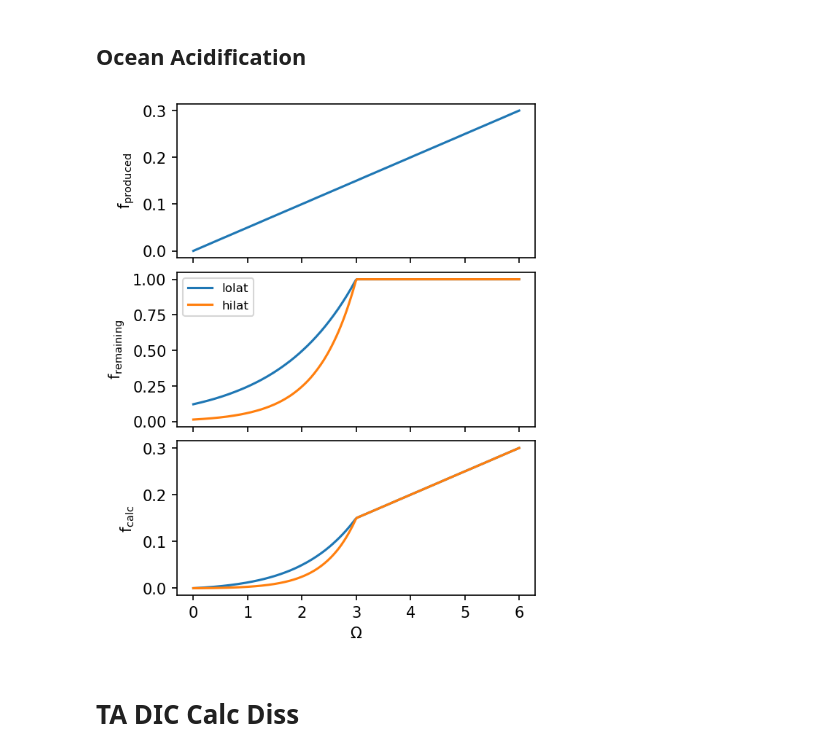
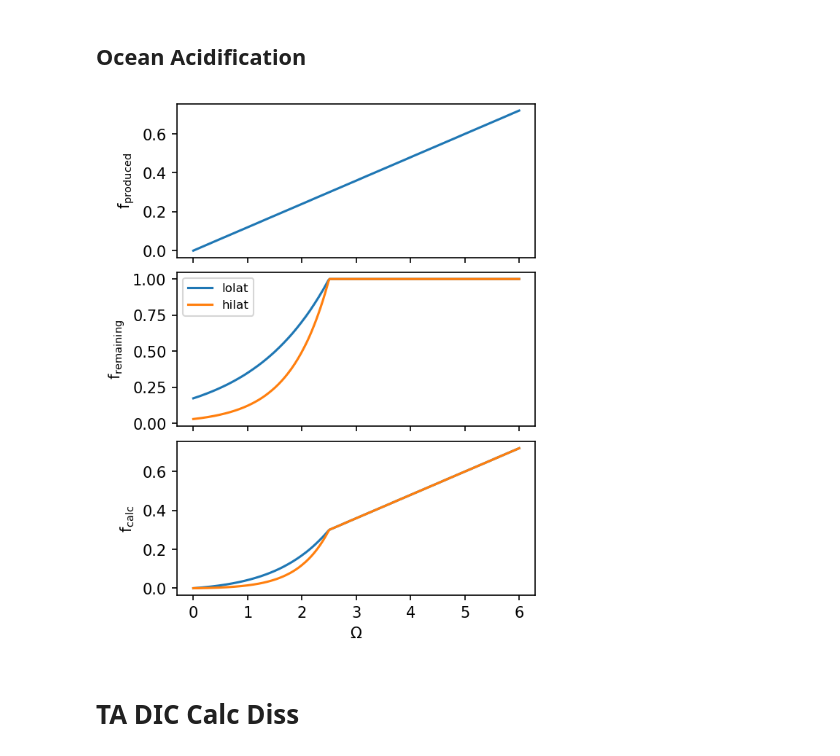
Before and after one commit to johnryantaylor/JRT_QES_Notes, a Jupyter notebook: book/06_oceancarbon/carbon_figs.ipynb, the cells around one changed output. Saved outputs shown, nothing was run; the diff lists cells and outputs as text; code cells hidden in the pictures.

```diff
--- a/book/06_oceancarbon/carbon_figs.ipynb
+++ b/book/06_oceancarbon/carbon_figs.ipynb
@@ -617,42 +617,42 @@ fig.savefig('figures/carbon-pCO2-pH.png')
 # %%
 Omega = np.linspace(0, 6, 300)
 
-Rcalc = 0.05 * Omega
+Rcalc = 0.12 * Omega
 # Rcalc[Omega < 1] = 0
 
 fig, (cax, dax, eax) = plt.subplots(3, 1, figsize=[4, 5], constrained_layout=True, sharex=True)
 
 
 cax.plot(Omega, Rcalc)
 
 cax.set_ylabel('$f_{produced}$')
 
 
 sinking_rate = 10  # m d-1
-omega_thresh = 3
+omega_thresh = 2.5
 k = 0.07  # d-1
 n = 1  # reaction order
 
 for mld, box in [(100, 'lolat'), (200, 'hilat')]:
     days = mld / sinking_rate
 
     f_remaining = np.exp(k * days * (Omega - omega_thresh)**n)
     f_remaining[Omega > omega_thresh] = 1
 
     dax.plot(Omega, f_remaining, label=box)
 
     eax.plot(Omega, Rcalc * f_remaining, label=box)
 
 dax.set_ylabel('$f_{remaining}$')
 dax.legend(fontsize=8)
 
 eax.set_ylabel('$f_{calc}$')
 
 eax.set_xlabel('$\Omega$')
 
 fig.savefig('figures/carbon-model-fcalc.png')
 # %% [output]
-[figure, old version]
+[figure, new version]
 # %% [markdown]
 # TA DIC Calc Diss
 # %%
```
Also changed, not shown: 1 other file.
